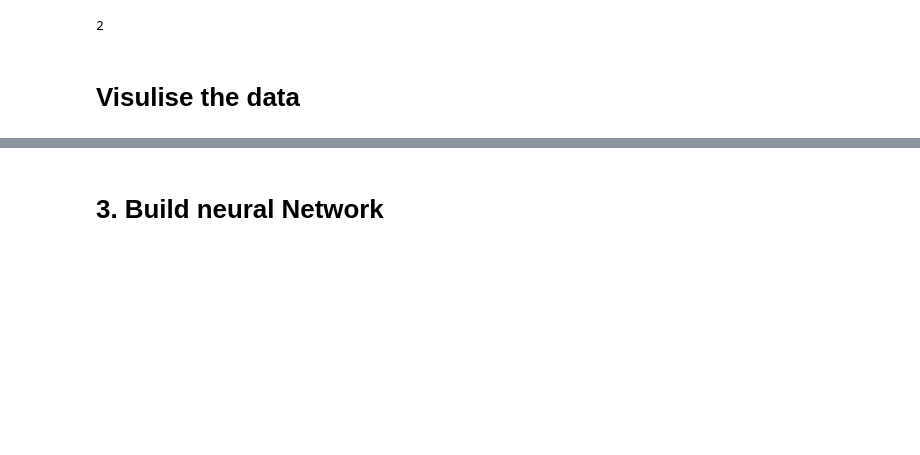
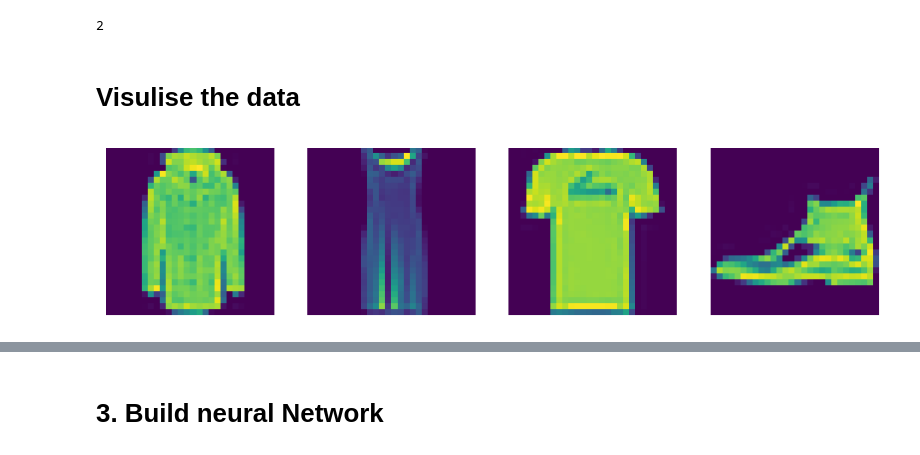
Before and after one commit to IAMPathak2702/FashionForge-Stylish-Image-Generation-with-GANs-for-Fashion-MNIST-, a Jupyter notebook: FashionGAN.ipynb, the cells around one changed output, grey strips where cells are left out. Drawn from its saved outputs; the diff is of its cells as text; code cells hidden in the pictures; blank space fills up the shorter version.

```diff
--- a/FashionGAN.ipynb
+++ b/FashionGAN.ipynb
@@ -87,18 +87,26 @@ ds.as_numpy_iterator().next()['label']
 dataiterator = ds.as_numpy_iterator()
 # %%
 # Getting data out of the pipeline
-dataiterator.next()['image']
+image = dataiterator.next().shape
-# %%
-# Setup the subplot formatting
-fig, ax = plt.subplots(ncols=4, figsize=(20,20))
-# Loop four times and get images
-for idx in range(4):
-    # Grab an image and label
-    sample = dataiterator.next()
-    # Plot the image using a specific subplot
-    ax[idx].imshow(np.squeeze(sample['image']))
-    # Appending the image label as the plot title
-    ax[idx].title.set_text(sample['label'])
+# %%
+import numpy as np
+import matplotlib.pyplot as plt
+
+# Assuming your image batch is stored in a variable called 'images'
+# Extracting the first image from the batch
+fig, axes = plt.subplots(1, 4, figsize=(10, 12))
+
+
+for i, ax in enumerate(axes.flat):
+    image = dataiterator.next()[:1]
+    # Reshape the image to remove the single dimension
+    image = np.squeeze(image)
+    ax.imshow(image)  # Assuming it's a grayscale image
+    ax.axis('off')  # Turn off axis
+
+plt.show()
+# %% [output]
+[figure, added]
 # %%
 # Scale and return images only
 def scale_images(data):
```
Also changed, not shown: parts of 3 cells of this notebook.
